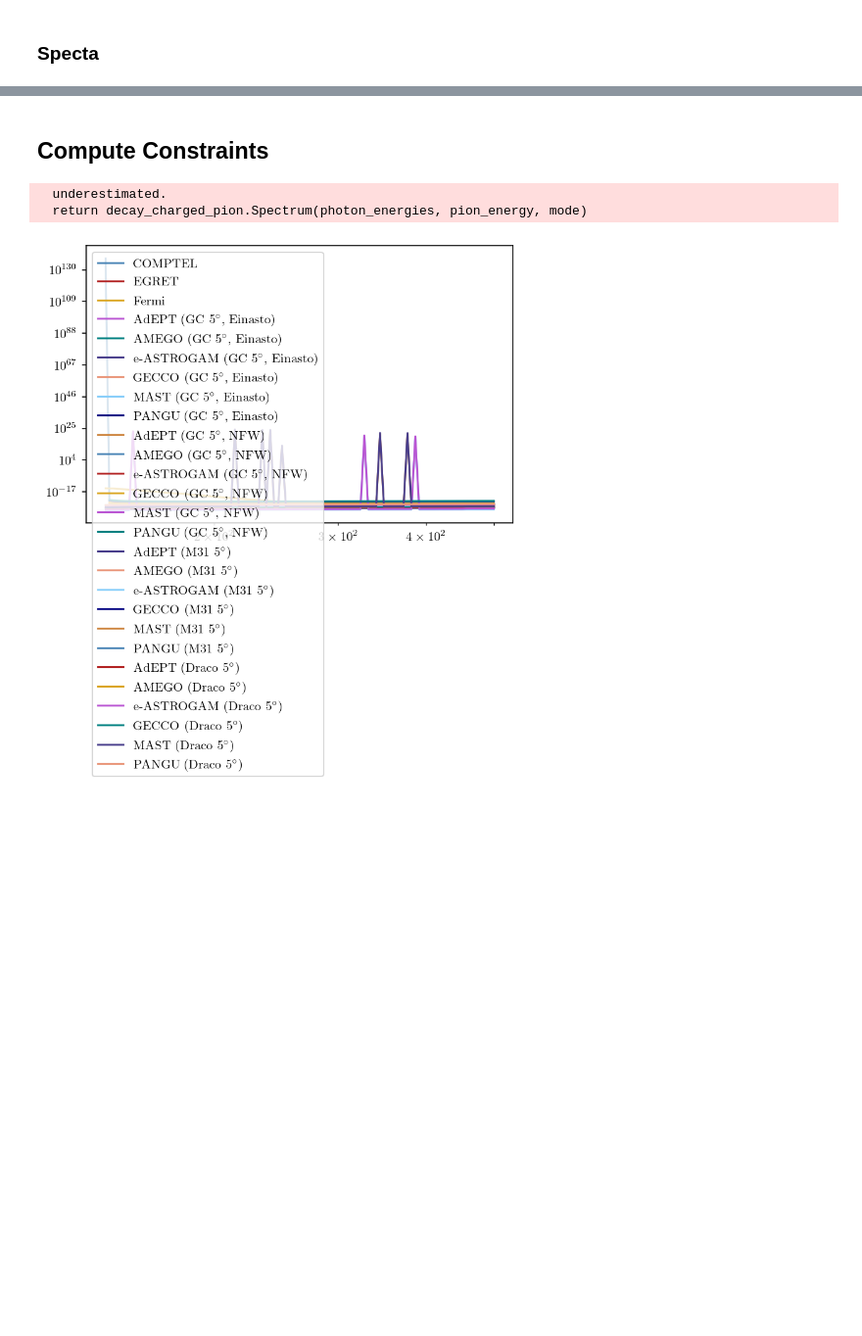
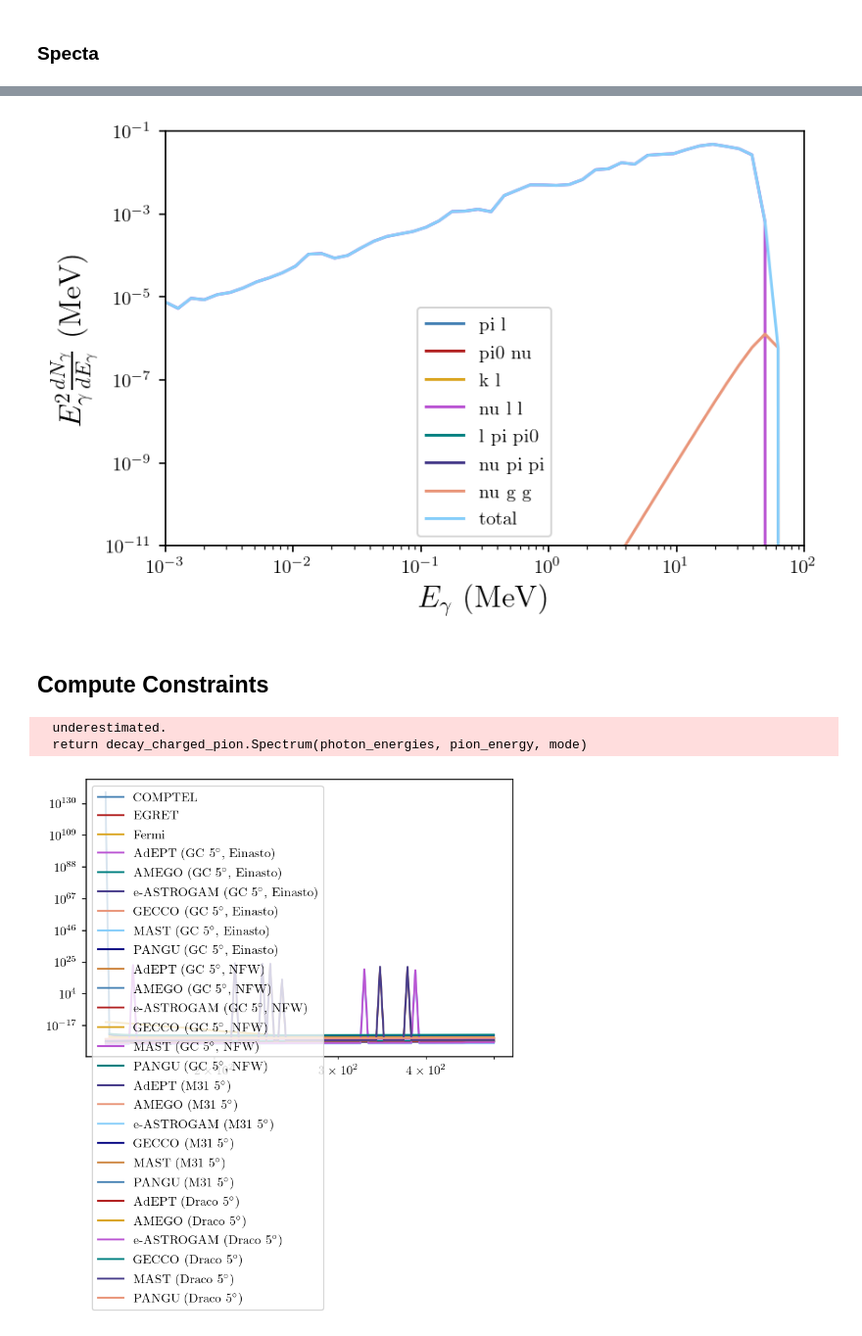
Before and after one commit to LoganAMorrison/Hazma, a Jupyter notebook: notebooks/dev/RHNeutrino.ipynb, the cells around one changed output, grey strips where cells are left out. Shown at 98% size. Drawn from its saved outputs; the diff is of its cells as text; code cells hidden in the pictures; blank space fills up the shorter version.

Commit message:
Updating RH stuff + gamma_ray_fsr

```diff
--- a/notebooks/dev/RHNeutrino.ipynb
+++ b/notebooks/dev/RHNeutrino.ipynb
@@ -123,3 +85,25 @@ model.width_pi_l()
+# %%
+model = RHNeutrino(100.0, 1e-3, 'e', include_3body=True)
+es = np.logspace(-3, np.log10(model.mx), 50)
+
+plt.figure(dpi=150)
+
+spectra = model.spectra(es)
+
+for key, spec in spectra.items():
+    plt.plot(es, es**2 * spec, label=key)
+
+plt.ylabel(r"$E_{\gamma}^2 \frac{dN_{\gamma}}{dE_{\gamma}} \ (\mathrm{MeV})$", fontsize=16)
+plt.xlabel(r"$E_{\gamma} \ (\mathrm{MeV})$", fontsize=16)
+plt.xlim([np.min(es), np.max(es)])
+plt.ylim([1e-11, 1e-1])
+plt.yscale('log')
+plt.xscale('log')
+plt.legend()
+
+plt.savefig('figures/rh_neutrino_spectrum_electron_mx=100.pdf')
+# %% [output]
+[figure, added]
 # %% [markdown]
 ## Compute Constraints
 # %%
```
Also changed, not shown: parts of 17 cells of this notebook, 14 other files.
